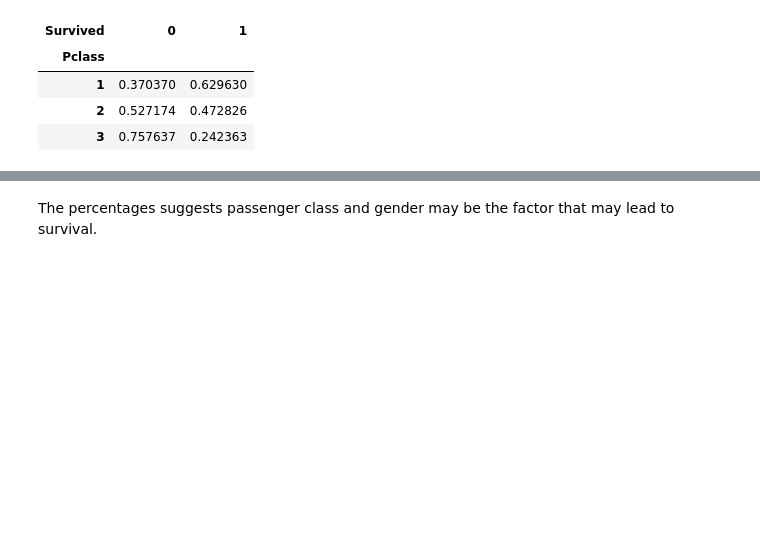
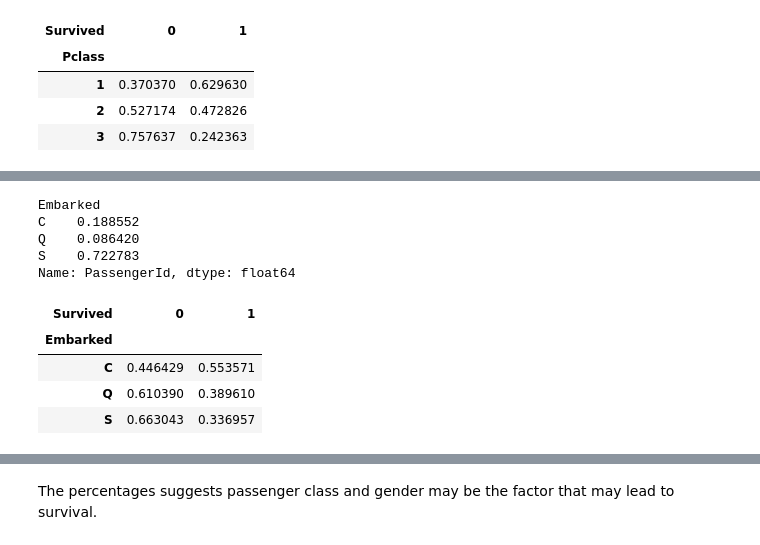
Before and after one commit to patRyserWelch8/KaggleTitanic, a Jupyter notebook: titanic.ipynb, the cells around one changed output, grey strips where cells are left out. Cells and saved outputs as stored; diff of their text form; code cells hidden in the pictures; blank space fills up the shorter version.

```diff
--- a/titanic.ipynb
+++ b/titanic.ipynb
@@ -215,0 +218,18 @@ temp.unstack()
+# %%
+titanic_train.groupby(["Embarked"]).count()["PassengerId"]/titanic_train.shape[0]
+# %% [output]
+Embarked
+C    0.188552
+Q    0.086420
+S    0.722783
+Name: PassengerId, dtype: float64
+# %%
+temp =  titanic_train.groupby(["Embarked"]).count()["PassengerId"]
+temp = temp.groupby(level=0).apply(lambda x:  x / float(x.sum()))
+temp.unstack()
+# %% [output]
+| Survived | 0 | 1 |
+| Embarked |  |  |
+| C | 0.446429 | 0.553571 |
+| Q | 0.610390 | 0.389610 |
+| S | 0.663043 | 0.336957 |
```
Also changed, not shown: parts of 4 cells of this notebook.
